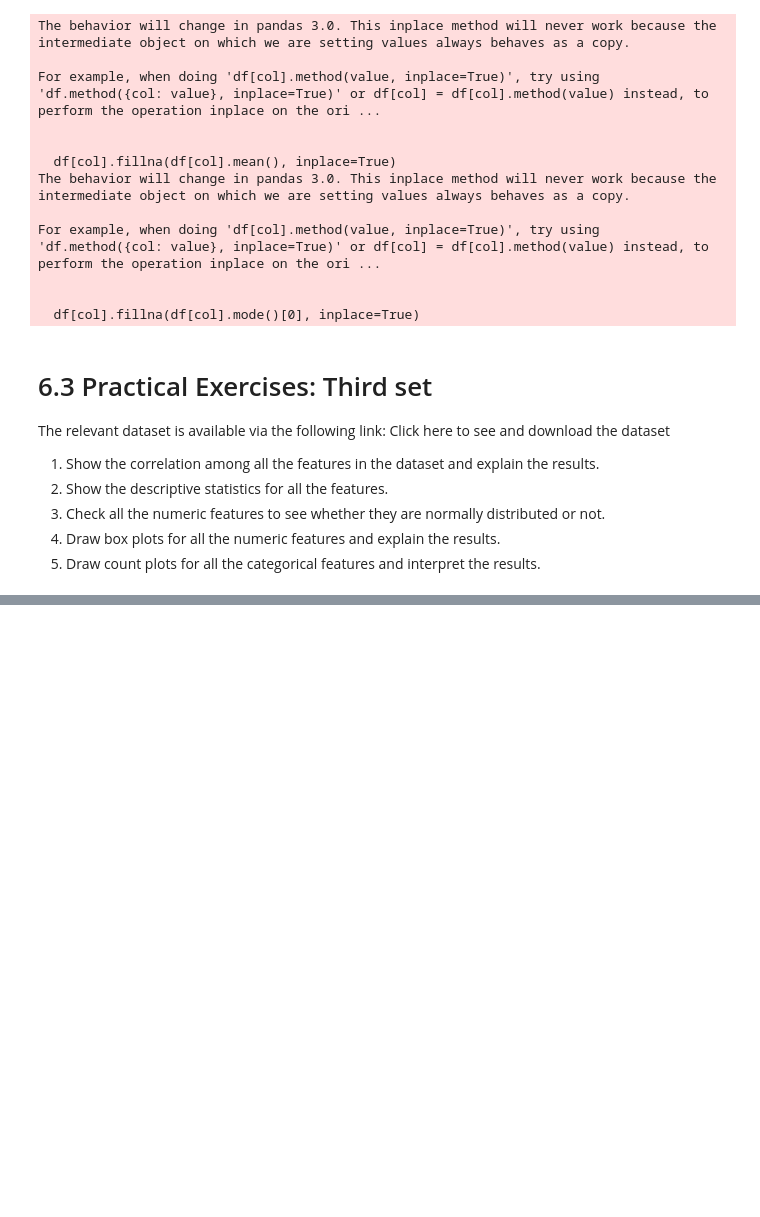
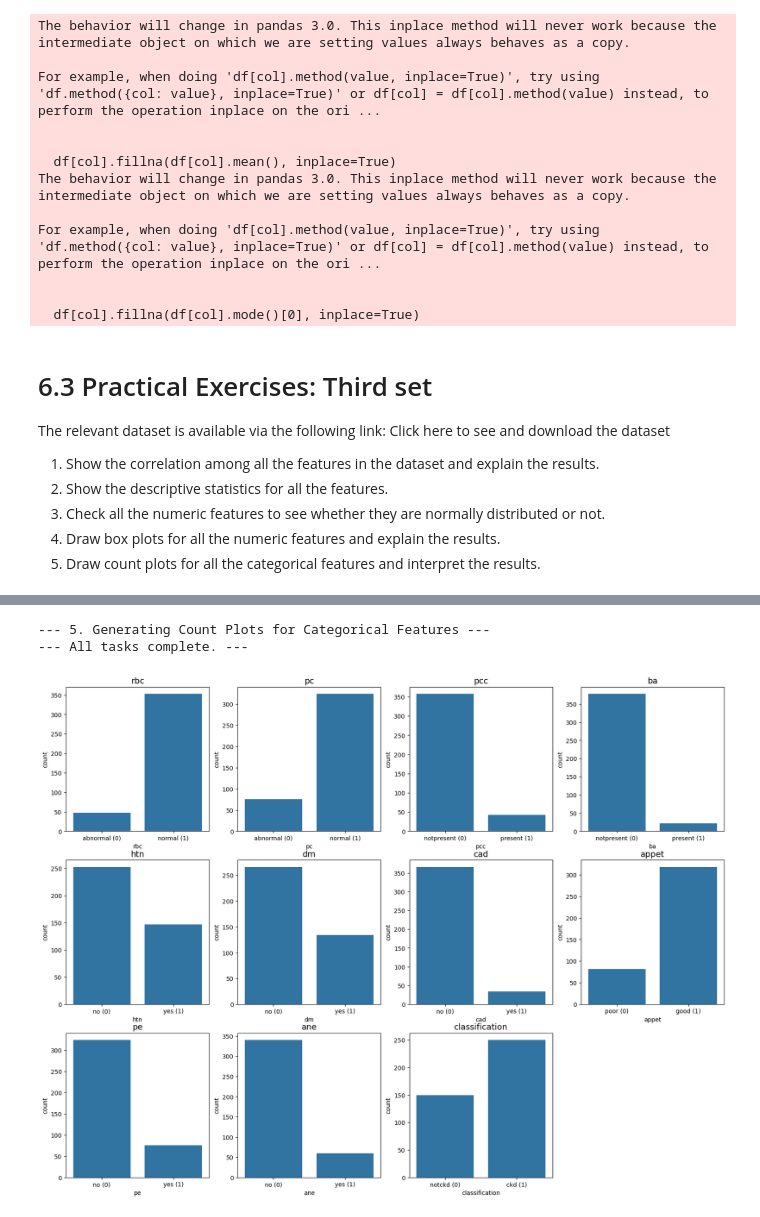
Before and after one commit to alvanhub/CME-465, a Jupyter notebook: Lab 2/Lab 2 - Practical Exercises.ipynb, the cells around one changed output, grey strips where cells are left out. Saved outputs shown, nothing was run; the diff lists cells and outputs as text; code cells hidden in the pictures; blank space fills up the shorter version.

```diff
--- a/Lab 2/Lab 2 - Practical Exercises.ipynb
+++ b/Lab 2/Lab 2 - Practical Exercises.ipynb
@@ -276,0 +483,61 @@ The relevant dataset is available via the following link: Click here to see and
+# %%
+# --- Task 5: Count Plots (Categorical Features) ---
+print("--- 5. Generating Count Plots for Categorical Features ---")
+n_cat = len(all_categorical_features)
+n_cols_cat = 4
+n_rows_cat = math.ceil(n_cat / n_cols_cat)
+
+fig_cat, axes_cat = plt.subplots(n_rows_cat, n_cols_cat, figsize=(20, 5 * n_rows_cat))
+axes_cat = axes_cat.flatten()
+
+# Define the labels based on our manual mapping
+label_map = {
+    'rbc': ['abnormal (0)', 'normal (1)'],
+    'pc': ['abnormal (0)', 'normal (1)'],
+    'pcc': ['notpresent (0)','present (1)'],
+    'ba': ['notpresent (0)', 'present (1)'],
+    'htn': ['no (0)', 'yes (1)'],
+    'dm': ['no (0)', 'yes (1)'],
+    'cad': ['no (0)', 'yes (1)'],
+    'appet': ['poor (0)', 'good (1)'],
+    'pe': ['no (0)', 'yes (1)'],
+    'ane': ['no (0)', 'yes (1)'],
+    'classification': ['notckd (0)', 'ckd (1)']
+}
+
+for i, col in enumerate(all_categorical_features):
+    if col in df_cleaned.columns:
+        # Ensure 'order' argument uses sorted list of unique integer values
+        order = sorted(df_cleaned[col].dropna().unique())
+        sns.countplot(data=df_cleaned, x=col, ax=axes_cat[i], order=order)
+        axes_cat[i].set_title(col, fontsize=14)
+
+        # Set custom labels
+        if col in label_map:
+            try:
+                # Get current tick positions (e.g., 0, 1)
+                current_ticks = sorted([int(tick) for tick in order])
+                # Map positions to new labels
+                new_labels = [label_map[col][tick_val] for tick_val in current_ticks if tick_val in [0, 1]]
+                if new_labels:
+                    axes_cat[i].set_xticks(current_ticks)
+                    axes_cat[i].set_xticklabels(new_labels, rotation=0)
+            except Exception as e:
+                # Fallback if ticks aren't as expected
+                print(f"Could not apply labels for {col}: {e}")
+                pass
+
+# Hide unused subplots
+for i in range(n_cat, len(axes_cat)):
+    axes_cat[i].set_visible(False)
+
+# plt.tight_layout()
+# plt.savefig('categorical_countplots.png')
+# print("Categorical feature count plots saved as 'categorical_countplots.png'.")
+# print("\n" + "="*50 + "\n")
+
+print("--- All tasks complete. ---")
+# %% [output]
+--- 5. Generating Count Plots for Categorical Features ---
+--- All tasks complete. ---
+[figure, added]
```
Also changed, not shown: parts of 4 cells of this notebook, 3 other files.
